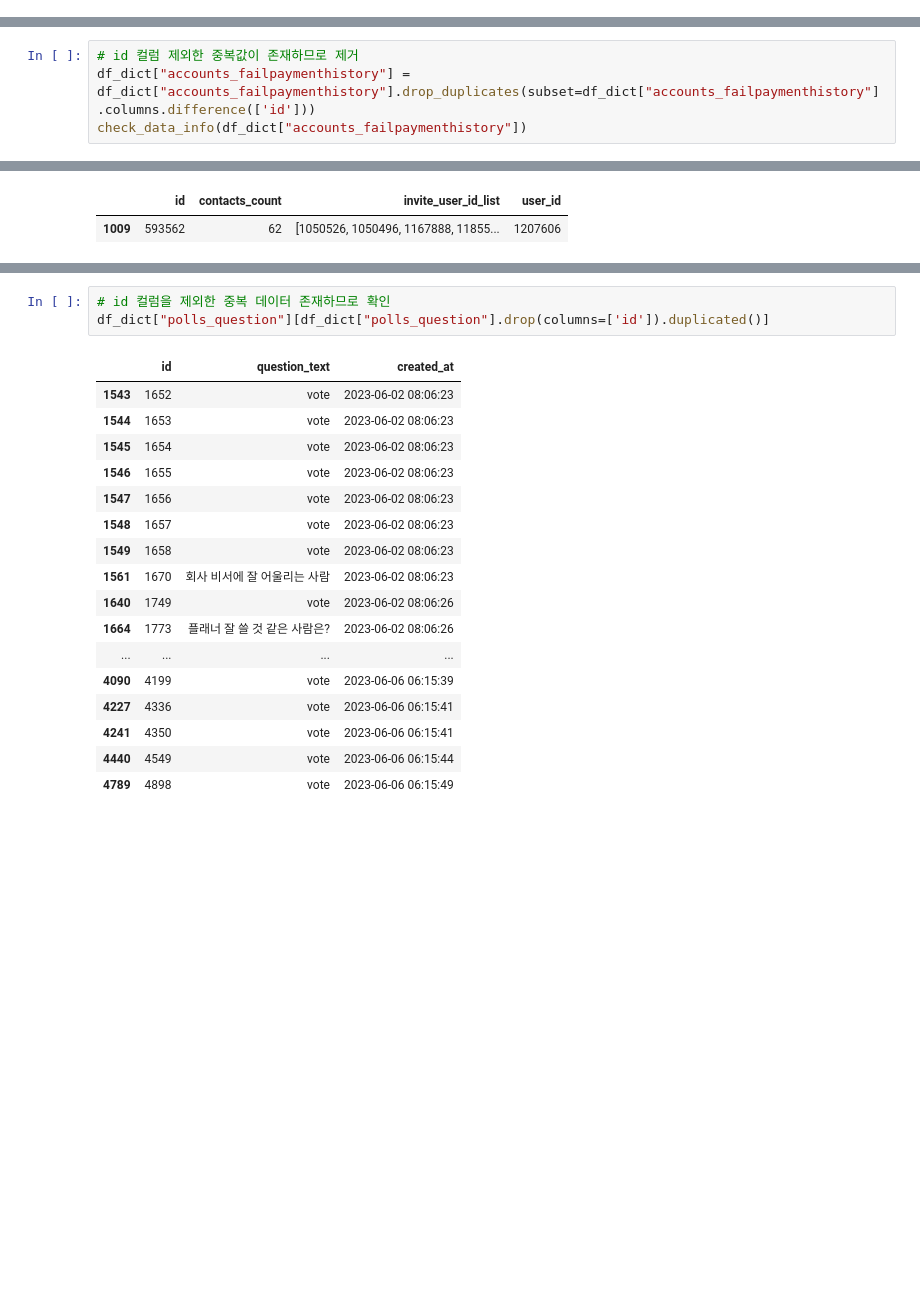
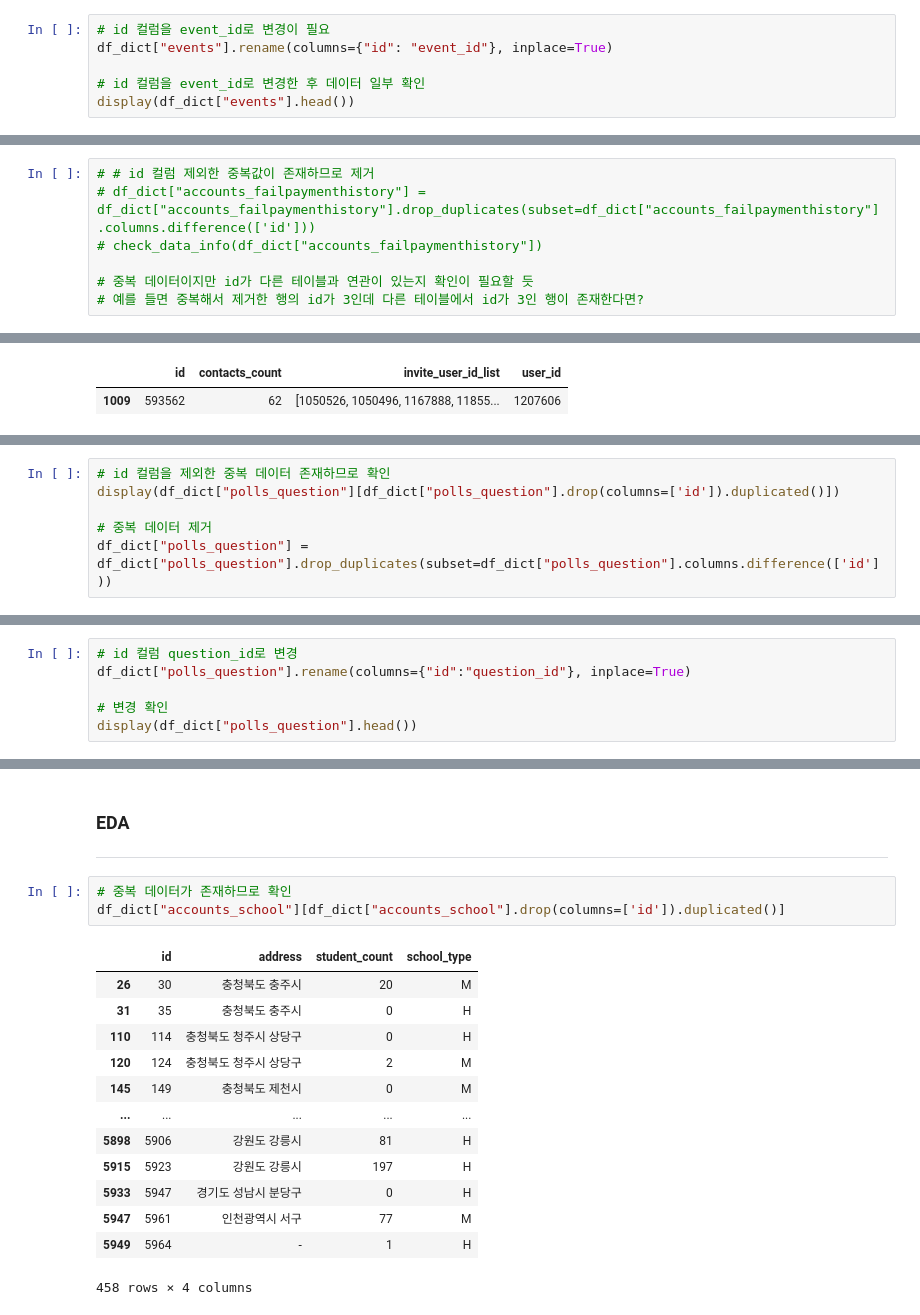
Before and after one commit to seung127/codeit_project, a Jupyter notebook: codeit-project-docker/사전작업_진행중.ipynb, the cells around one changed output, grey strips where cells are left out. Cells and saved outputs as stored; diff of their text form; blank space fills up the shorter version.

```diff
--- a/codeit-project-docker/사전작업_진행중.ipynb
+++ b/codeit-project-docker/사전작업_진행중.ipynb
@@ -357,0 +490,6 @@ std                               NaN
+# %%
+# id 컬럼을 event_id로 변경이 필요
+df_dict["events"].rename(columns={"id": "event_id"}, inplace=True)
+
+# id 컬럼을 event_id로 변경한 후 데이터 일부 확인
+display(df_dict["events"].head())
@@ -503,4 +663,7 @@ std     1.824636e+05
 # %%
-# id 컬럼 제외한 중복값이 존재하므로 제거
-df_dict["accounts_failpaymenthistory"] = df_dict["accounts_failpaymenthistory"].drop_duplicates(subset=df_dict["accounts_failpaymenthistory"].columns.difference(['id']))
-check_data_info(df_dict["accounts_failpaymenthistory"])
+# # id 컬럼 제외한 중복값이 존재하므로 제거
+# df_dict["accounts_failpaymenthistory"] = df_dict["accounts_failpaymenthistory"].drop_duplicates(subset=df_dict["accounts_failpaymenthistory"].columns.difference(['id']))
+# check_data_info(df_dict["accounts_failpaymenthistory"])
+
+# 중복 데이터이지만 id가 다른 테이블과 연관이 있는지 확인이 필요할 듯
+# 예를 들면 중복해서 제거한 행의 id가 3인데 다른 테이블에서 id가 3인 행이 존재한다면?
@@ -817,0 +964,6 @@ std     1452.438472           NaN                            NaN
+# %%
+# id 컬럼을 제외한 중복 데이터 존재하므로 확인
+display(df_dict["polls_question"][df_dict["polls_question"].drop(columns=['id']).duplicated()])
+
+# 중복 데이터 제거
+df_dict["polls_question"] = df_dict["polls_question"].drop_duplicates(subset=df_dict["polls_question"].columns.difference(['id']))
@@ -817,0 +1003,6 @@ std     1452.438472           NaN                            NaN
+# %%
+# id 컬럼 question_id로 변경
+df_dict["polls_question"].rename(columns={"id":"question_id"}, inplace=True)
+
+# 변경 확인
+display(df_dict["polls_question"].head())
@@ -818,21 +1098,20 @@ std     1452.438472           NaN                            NaN
+# %% [markdown]
+### EDA
+---
 # %%
-# id 컬럼을 제외한 중복 데이터 존재하므로 확인
-df_dict["polls_question"][df_dict["polls_question"].drop(columns=['id']).duplicated()]
+# 중복 데이터가 존재하므로 확인
+df_dict["accounts_school"][df_dict["accounts_school"].drop(columns=['id']).duplicated()]
 # %% [output]
-|  | id | question_text | created_at |
-| 1543 | 1652 | vote | 2023-06-02 08:06:23 |
-| 1544 | 1653 | vote | 2023-06-02 08:06:23 |
-| 1545 | 1654 | vote | 2023-06-02 08:06:23 |
-| 1546 | 1655 | vote | 2023-06-02 08:06:23 |
-| 1547 | 1656 | vote | 2023-06-02 08:06:23 |
-| 1548 | 1657 | vote | 2023-06-02 08:06:23 |
-| 1549 | 1658 | vote | 2023-06-02 08:06:23 |
-| 1561 | 1670 | 회사 비서에 잘 어울리는 사람 | 2023-06-02 08:06:23 |
-| 1640 | 1749 | vote | 2023-06-02 08:06:26 |
-| 1664 | 1773 | 플래너 잘 쓸 것 같은 사람은? | 2023-06-02 08:06:26 |
-| ... | ... | ... | ... |
-| 4090 | 4199 | vote | 2023-06-06 06:15:39 |
-| 4227 | 4336 | vote | 2023-06-06 06:15:41 |
-| 4241 | 4350 | vote | 2023-06-06 06:15:41 |
-| 4440 | 4549 | vote | 2023-06-06 06:15:44 |
-| 4789 | 4898 | vote | 2023-06-06 06:15:49 |
+|  | id | address | student_count | school_type |
+| 26 | 30 | 충청북도 충주시 | 20 | M |
+| 31 | 35 | 충청북도 충주시 | 0 | H |
+| 110 | 114 | 충청북도 청주시 상당구 | 0 | H |
+| 120 | 124 | 충청북도 청주시 상당구 | 2 | M |
+| 145 | 149 | 충청북도 제천시 | 0 | M |
+| ... | ... | ... | ... | ... |
+| 5898 | 5906 | 강원도 강릉시 | 81 | H |
+| 5915 | 5923 | 강원도 강릉시 | 197 | H |
+| 5933 | 5947 | 경기도 성남시 분당구 | 0 | H |
+| 5947 | 5961 | 인천광역시 서구 | 77 | M |
+| 5949 | 5964 | - | 1 | H |
+458 rows × 4 columns
```
Also changed, not shown: parts of 98 cells of this notebook.
